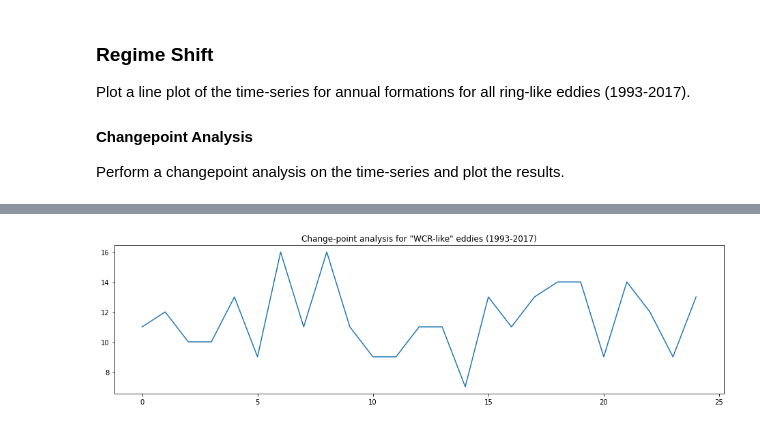
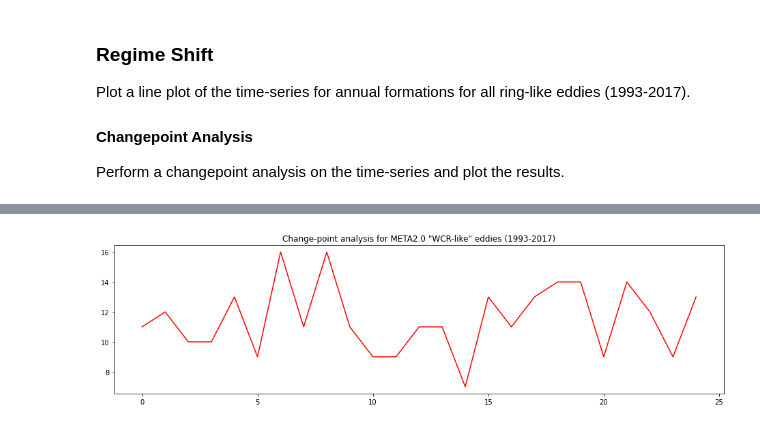
Before and after one commit to elenakperez/rings, a Jupyter notebook: notebooks/rings_MANUSCRIPT_notebook.ipynb, the cells around one changed output, grey strips where cells are left out. Saved outputs shown, nothing was run; the diff lists cells and outputs as text; code cells hidden in the pictures.

```diff
--- a/notebooks/rings_MANUSCRIPT_notebook.ipynb
+++ b/notebooks/rings_MANUSCRIPT_notebook.ipynb
@@ -325,31 +643,28 @@ timeseries_lineplot(zone_ccrlike_yyyy_formations, zone_wcrlike_yyyy_formations,
 # %%
 # make function for change point analysis
 # also credit article for code
 
-def changepoint_lineplot():
 
-
-
-ts_df = zone_wcrlike_yyyy_formations
-ts = zone_wcrlike_yyyy_formations['all_zones']
+ts_df = m2_zone_wcrlike_yyyy_formations
+ts = m2_zone_wcrlike_yyyy_formations['all_zones']
 
 import ruptures as rpt
 
 def plot_change_points_ruptures(df, ts, ts_change_all, title):
 
     plt.figure(figsize=(16,4))
-    plt.plot(df.index, ts)
+    plt.plot(df.index, ts, color='r')
     for x in [df.iloc[idx-1].name for idx in ts_change_all]:
         plt.axvline(x, lw=2, color='red')
 
     plt.title(title)
     plt.show()
 
 
-tsd = np.array(zone_wcrlike_yyyy_formations['all_zones'])
+tsd = np.array(m2_zone_wcrlike_yyyy_formations['all_zones'])
 
 detector = rpt.Pelt(model="rbf").fit(tsd)
 change_points = detector.predict(pen=3) #penalty
-plot_change_points_ruptures(ts_df, tsd, change_points[:-1], 'Change-point analysis for "WCR-like" eddies (1993-2017)')
+plot_change_points_ruptures(ts_df, tsd, change_points[:-1], 'Change-point analysis for META2.0 "WCR-like" eddies (1993-2017)')
 # %% [output]
-[figure, old version]
+[figure, new version]
```
Also changed, not shown: parts of 19 cells of this notebook, 2 other files.
